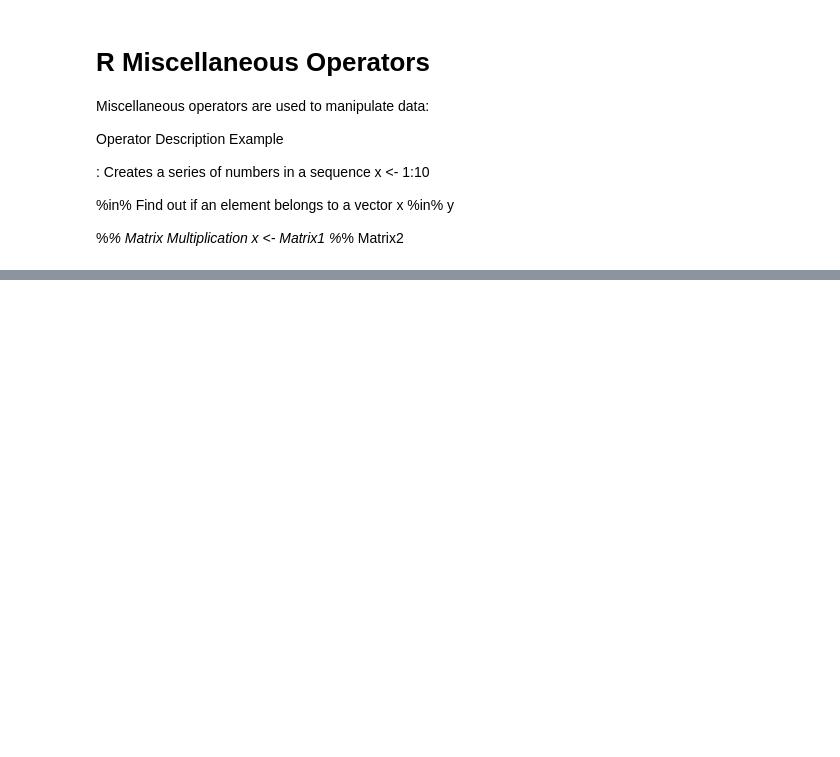
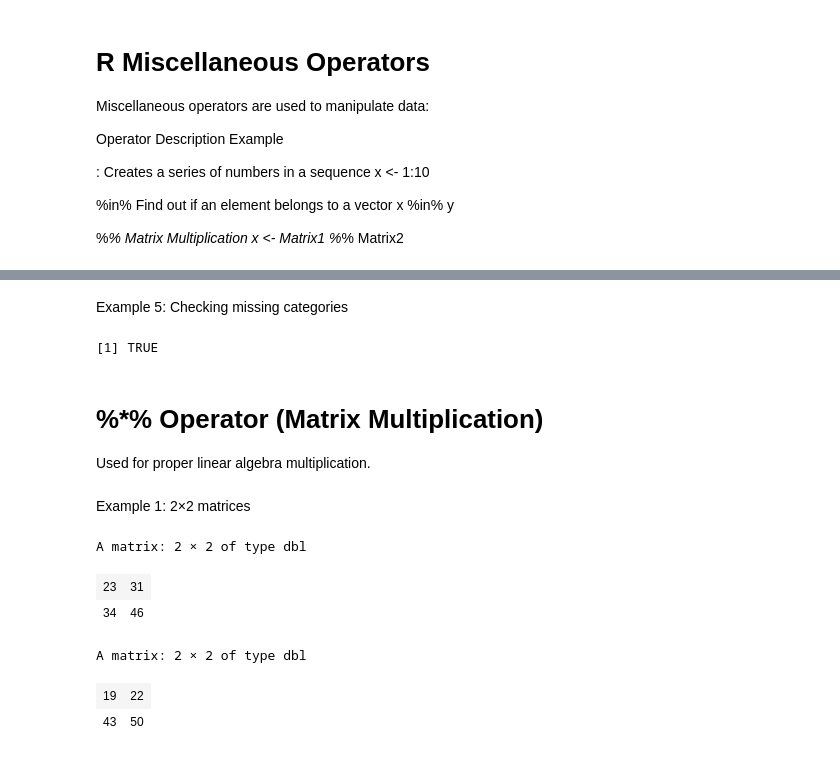
Before and after one commit to prodigy234/Complete_Data_Science_Full_Course, a Jupyter notebook: R Programming/11.R Operators.ipynb, the cells around one changed output, grey strips where cells are left out. Saved outputs shown, nothing was run; the diff lists cells and outputs as text; code cells hidden in the pictures; blank space fills up the shorter version.

```diff
--- a/R Programming/11.R Operators.ipynb
+++ b/R Programming/11.R Operators.ipynb
@@ -279,0 +489,54 @@ Operator	                Description
+# %% [markdown]
+Example 5: Checking missing categories
+# %%
+cities <- c("Lagos","Abuja","Kano")
+"Lagos" %in% cities
+# %% [output]
+[1] TRUE
+# %% [markdown]
+# %*% Operator (Matrix Multiplication)
+
+Used for proper linear algebra multiplication.
+# %% [markdown]
+Example 1: 2×2 matrices
+# %%
+A <- matrix(c(1,2,3,4), nrow=2)
+B <- matrix(c(5,6,7,8), nrow=2)
+
+# 1 3
+# 2 4
+
+# 5 7
+# 6 8
+
+# Matrix Multiplication
+
+# Multiply rows of A by columns of B
+
+# C|i,j| = ∑(Rowi * Columnj)
+
+# (1 * 5) + (3 * 6) = 5 + 18 = 23 (Row1 * Col1)
+
+# (1 * 7) + (3 * 8) = 7 + 24 = 31 (Row1 * Col2)
+
+# (2 * 5) + (4 * 6) = 10 + 24 = 34 (Row2 * Col1)
+
+# (2 * 7) + (4 * 8) = 14 + 32 = 46 (Row2 * Col2)
+
+A %*% B
+# %% [output]
+A matrix: 2 × 2 of type dbl
+| 23 | 31 |
+| 34 | 46 |
+# %%
+A <- matrix(c(1,2,3,4), nrow=2, byrow = TRUE)
+B <- matrix(c(5,6,7,8), nrow=2, byrow = TRUE)
+
+# 1 2
+# 3 4
+
+A %*% B
+# %% [output]
+A matrix: 2 × 2 of type dbl
+| 19 | 22 |
+| 43 | 50 |
```
Also changed, not shown: parts of 38 cells of this notebook, 4 other files.
